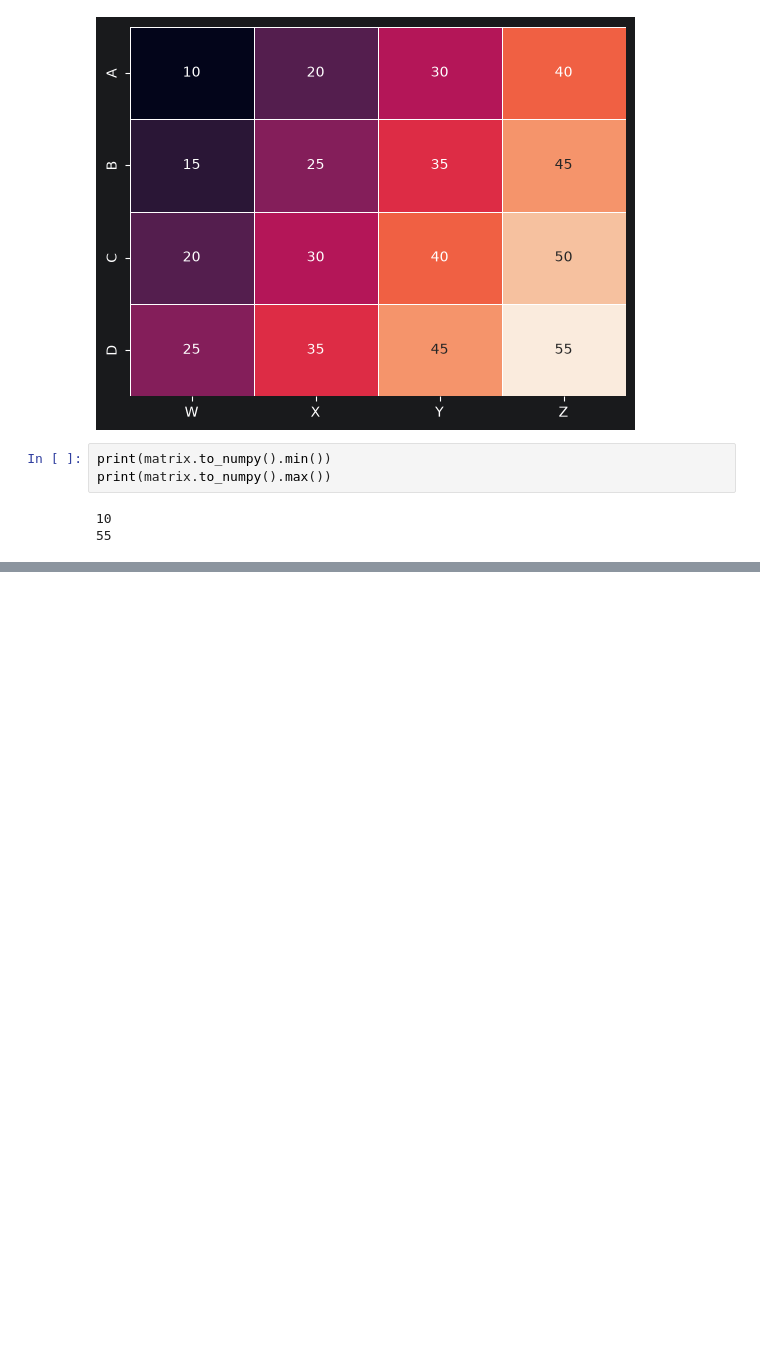
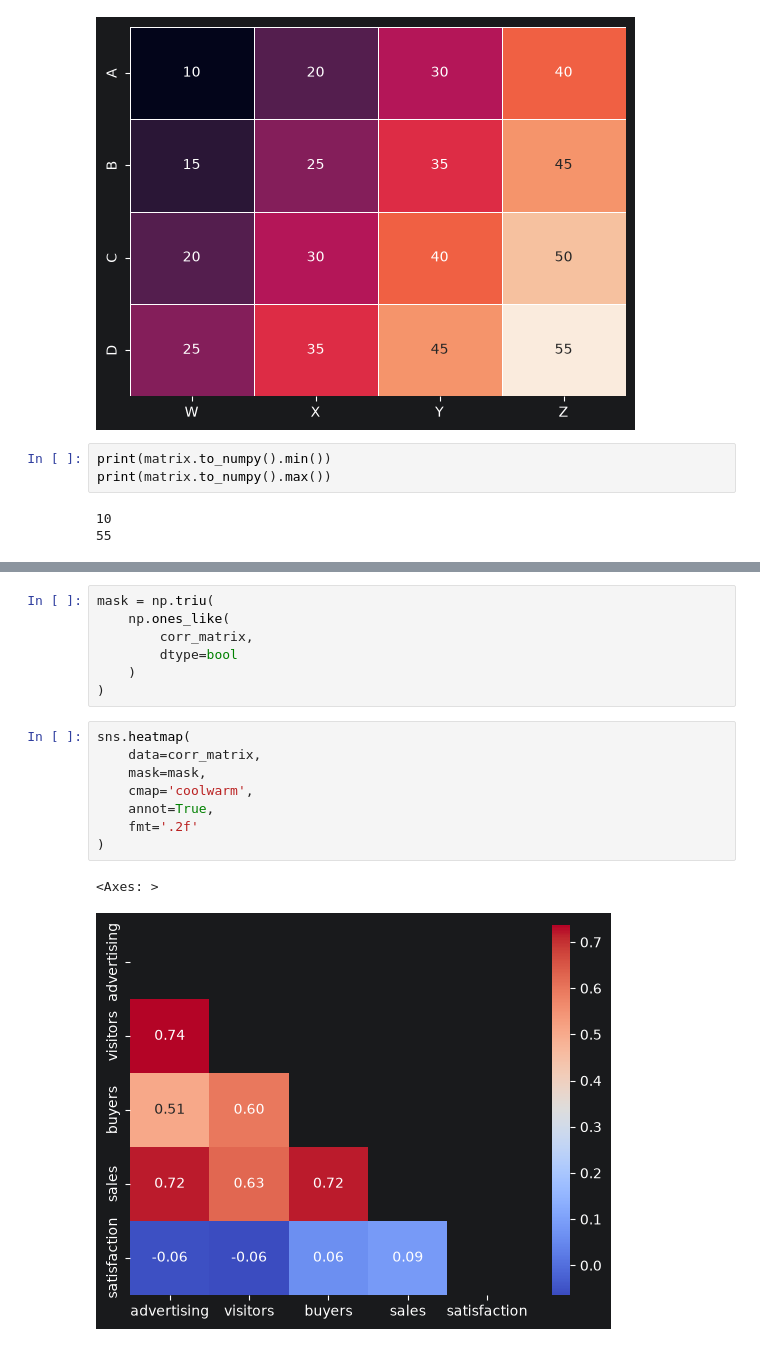
Before and after one commit to dorothy1088/BUSAN-1, a Jupyter notebook: multivariable_data.ipynb, the cells around one changed output, grey strips where cells are left out. Drawn from its saved outputs; the diff is of its cells as text; blank space fills up the shorter version.

```diff
--- a/multivariable_data.ipynb
+++ b/multivariable_data.ipynb
@@ -91,0 +197,18 @@ plt.show()
+# %%
+mask = np.triu(
+    np.ones_like(
+        corr_matrix,
+        dtype=bool
+    )
+)
+# %%
+sns.heatmap(
+    data=corr_matrix,
+    mask=mask,
+    cmap='coolwarm',
+    annot=True,
+    fmt='.2f'
+)
+# %% [output]
+<Axes: >
+[figure, added]
```
Also changed, not shown: parts of 14 cells of this notebook, 4 other files.
